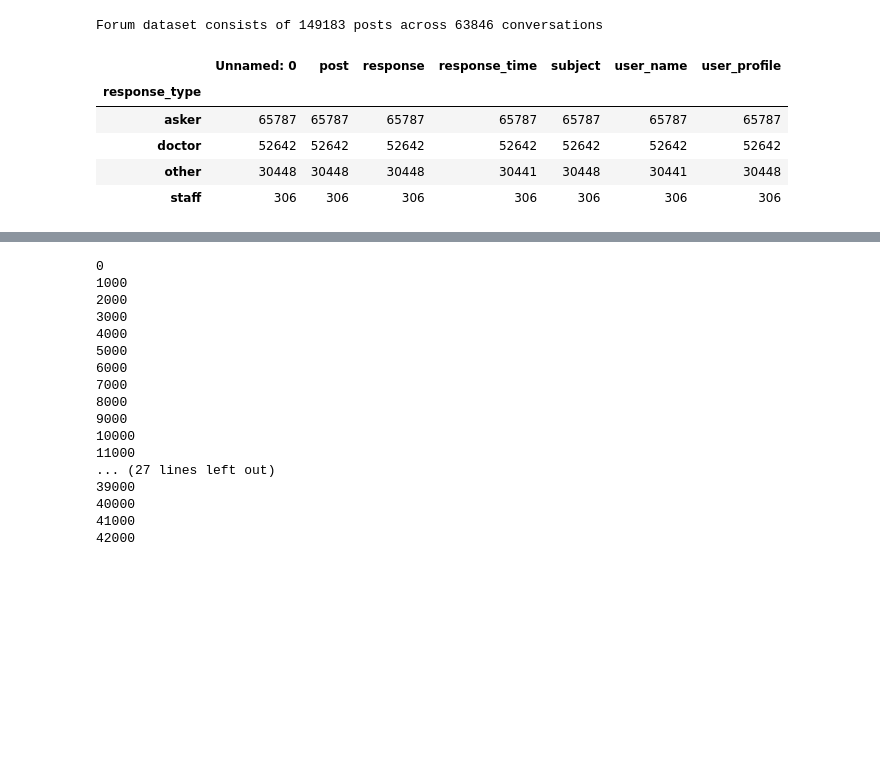
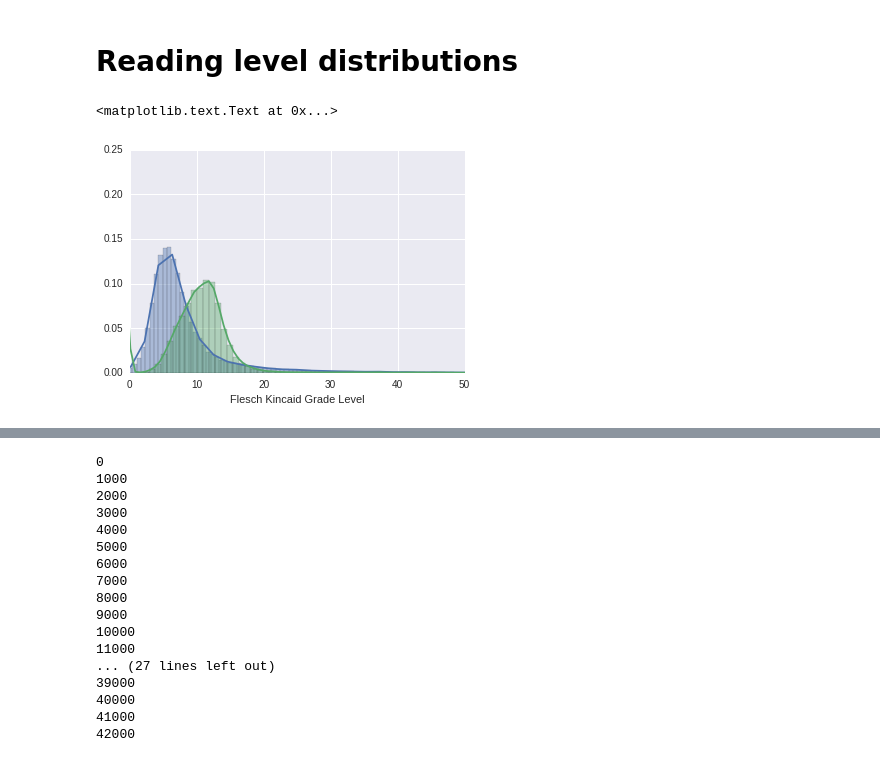
Before and after one commit to lots-of-things/health-forum-analysis, a Jupyter notebook: dataset_stats.ipynb, the cells around one changed output, grey strips where cells are left out. Saved outputs shown, nothing was run; the diff lists cells and outputs as text; code cells hidden in the pictures; blank space fills up the shorter version.

```diff
--- a/dataset_stats.ipynb
+++ b/dataset_stats.ipynb
@@ -8,27 +7,16 @@ import readability
 import numpy as np
+# %% [markdown]
+# Reading level distributions
 # %%
 import cloudpickle
-disease_lookup = cloudpickle.load(open("disease_lookup.pkl", "rb" ) )
-disease_list = cloudpickle.load(open("disease_list.pkl", "rb" ) )
-df = cloudpickle.load(open("cleaned_forum_data.pkl", "rb" ) )
+disease_list = cloudpickle.load(open("pickles/disease_list.pkl", "rb" ) )
+forum_db = cloudpickle.load(open("pickles/cleaned_forum_data.pkl", "rb" ) )
-# %%
-posts=df.shape[0]
-convos=df['post'].unique().shape[0]
-print "Forum dataset consists of %s posts across %s conversations" % (posts,convos)
-# %% [output]
-Forum dataset consists of 149183 posts across 63846 conversations
-# %%
-df.groupby('response_type').count()['post']
-# %% [output]
-|  | Unnamed: 0 | post | response | response_time | subject | user_name | user_profile |
-| response_type |  |  |  |  |  |  |  |
-| asker | 65787 | 65787 | 65787 | 65787 | 65787 | 65787 | 65787 |
-| doctor | 52642 | 52642 | 52642 | 52642 | 52642 | 52642 | 52642 |
-| other | 30448 | 30448 | 30448 | 30441 | 30448 | 30441 | 30448 |
-| staff | 306 | 306 | 306 | 306 | 306 | 306 | 306 |
 # %%
-sns.distplot(df_crop['askergrd'],400)
-sns.distplot(df_crop['doctorgrd'],100)
+sns.distplot(forum_db['askergrd'],400)
+sns.distplot(forum_db['doctorgrd'],100)
 plt.xlim(0, 50)
 plt.xlabel('Flesch Kincaid Grade Level')
+# %% [output]
+<matplotlib.text.Text at 0x...>
+[figure, added]
 # %%
```
Also changed, not shown: parts of 17 cells of this notebook, 20 other files.
